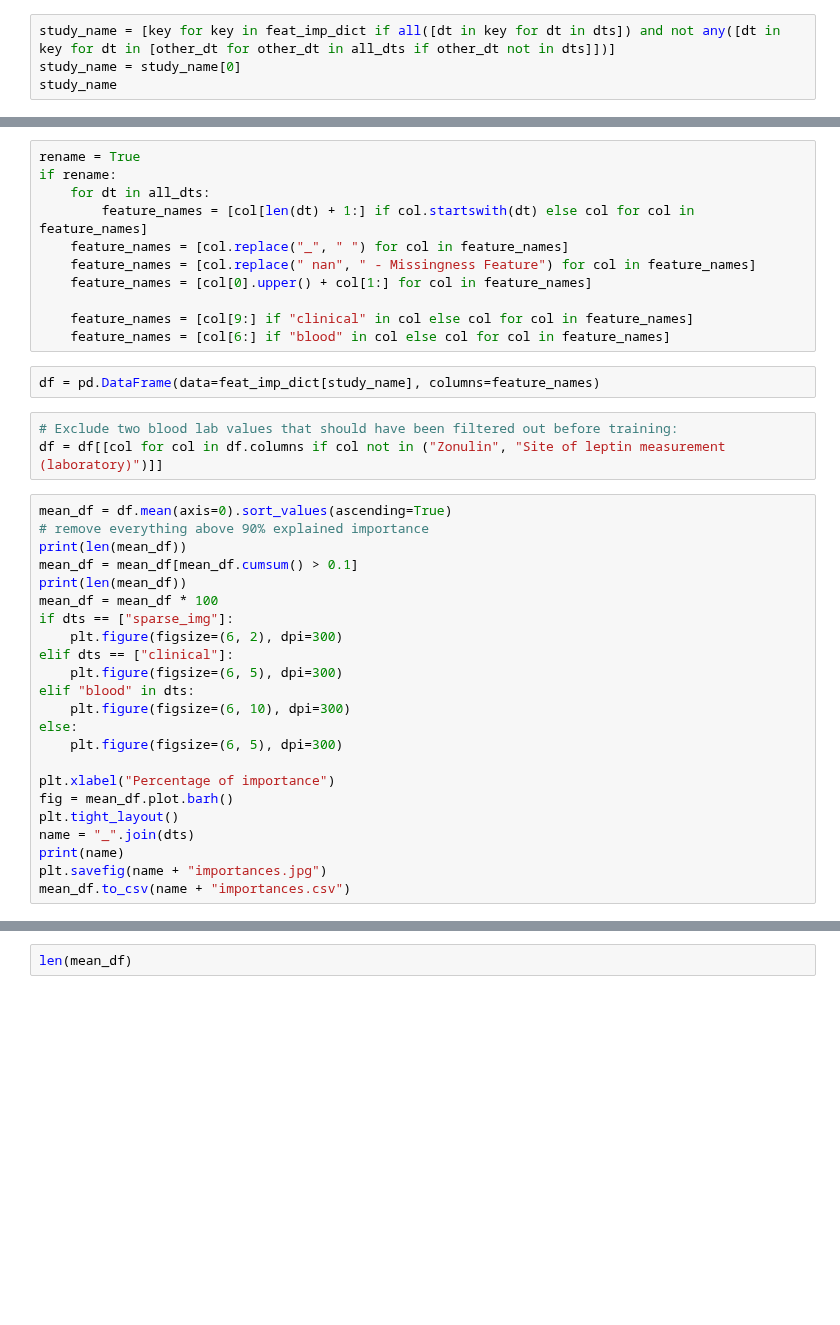
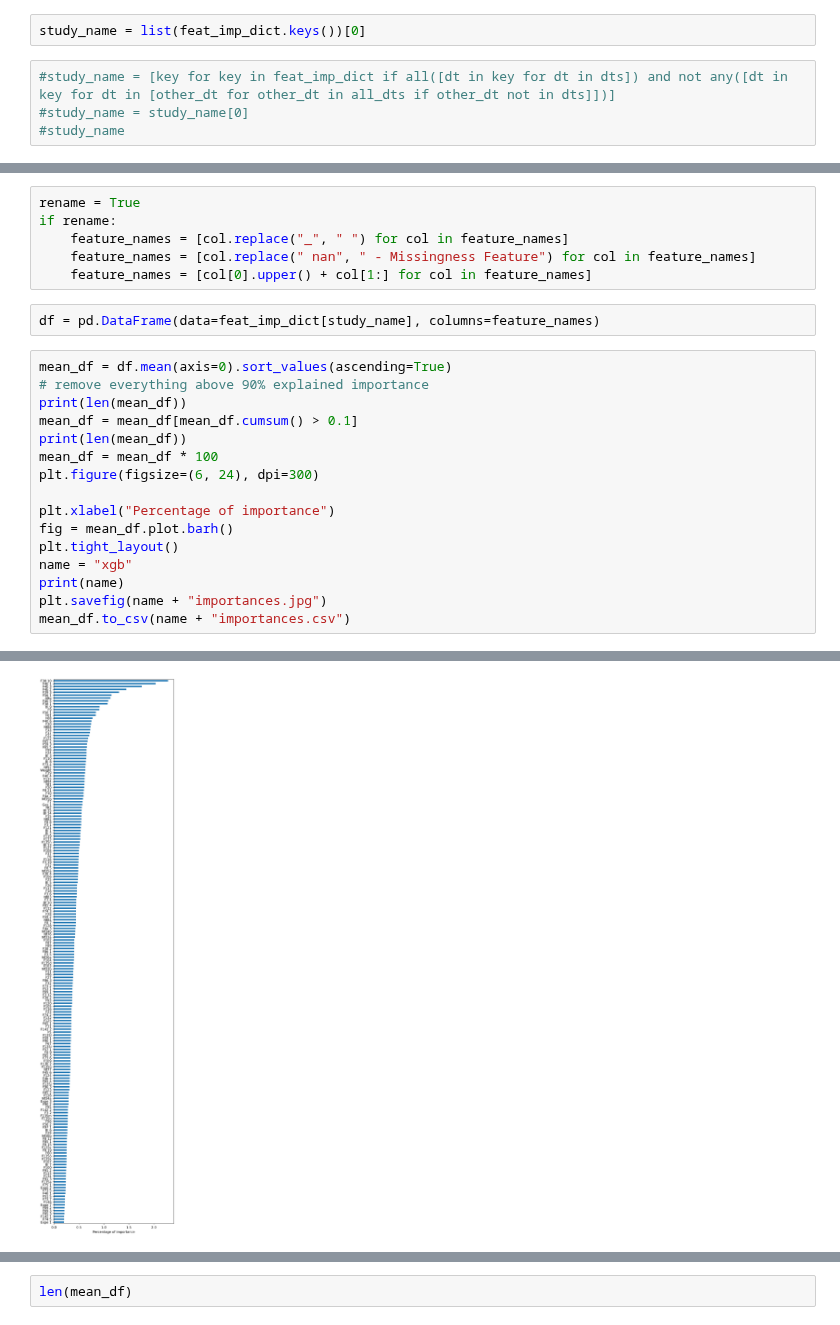
Before and after one commit to NotNANtoN/icp_prediction, a Jupyter notebook: src/agg_feat_imps.ipynb, the cells around one changed output, grey strips where cells are left out. Drawn from its saved outputs; the diff is of its cells as text; blank space fills up the shorter version.

```diff
--- a/src/agg_feat_imps.ipynb
+++ b/src/agg_feat_imps.ipynb
@@ -125,6 +102,8 @@ len(feature_names)
+# %%
+study_name = list(feat_imp_dict.keys())[0]
 # %%
-study_name = [key for key in feat_imp_dict if all([dt in key for dt in dts]) and not any([dt in key for dt in [other_dt for other_dt in all_dts if other_dt not in dts]])]
-study_name = study_name[0]
-study_name
+#study_name = [key for key in feat_imp_dict if all([dt in key for dt in dts]) and not any([dt in key for dt in [other_dt for other_dt in all_dts if other_dt not in dts]])]
+#study_name = study_name[0]
+#study_name
 # %%
 feat_imp_dict[study_name][0].shape
@@ -131,19 +112,11 @@ feat_imp_dict[study_name][0].shape
 # %%
 rename = True
 if rename:
-    for dt in all_dts:
-        feature_names = [col[len(dt) + 1:] if col.startswith(dt) else col for col in feature_names]
     feature_names = [col.replace("_", " ") for col in feature_names]
     feature_names = [col.replace(" nan", " - Missingness Feature") for col in feature_names]
     feature_names = [col[0].upper() + col[1:] for col in feature_names]
-
-    feature_names = [col[9:] if "clinical" in col else col for col in feature_names]
-    feature_names = [col[6:] if "blood" in col else col for col in feature_names]
 # %%
 df = pd.DataFrame(data=feat_imp_dict[study_name], columns=feature_names)
-# %%
-# Exclude two blood lab values that should have been filtered out before training:
-df = df[[col for col in df.columns if col not in ("Zonulin", "Site of leptin measurement (laboratory)")]]
 # %%
 mean_df = df.mean(axis=0).sort_values(ascending=True)
 # remove everything above 90% explained importance
@@ -151,19 +124,13 @@ print(len(mean_df))
 mean_df = mean_df[mean_df.cumsum() > 0.1]
 print(len(mean_df))
 mean_df = mean_df * 100
-if dts == ["sparse_img"]:
-    plt.figure(figsize=(6, 2), dpi=300)
-elif dts == ["clinical"]:
-    plt.figure(figsize=(6, 5), dpi=300)
-elif "blood" in dts:
-    plt.figure(figsize=(6, 10), dpi=300)
-else:
-    plt.figure(figsize=(6, 5), dpi=300)
+plt.figure(figsize=(6, 24), dpi=300)
 
 plt.xlabel("Percentage of importance")
 fig = mean_df.plot.barh()
 plt.tight_layout()
-name = "_".join(dts)
+name = "xgb"
 print(name)
 plt.savefig(name + "importances.jpg")
 mean_df.to_csv(name + "importances.csv")
+# %% [output]
@@ -170,3 +140,4 @@ mean_df.to_csv(name + "importances.csv")
+[figure, added]
 # %%
 mean_df = df.mean(axis=0).sort_values(ascending=True)
 mean_df = mean_df[mean_df != 0]
```
Also changed, not shown: parts of 12 cells of this notebook, 14 other files.
